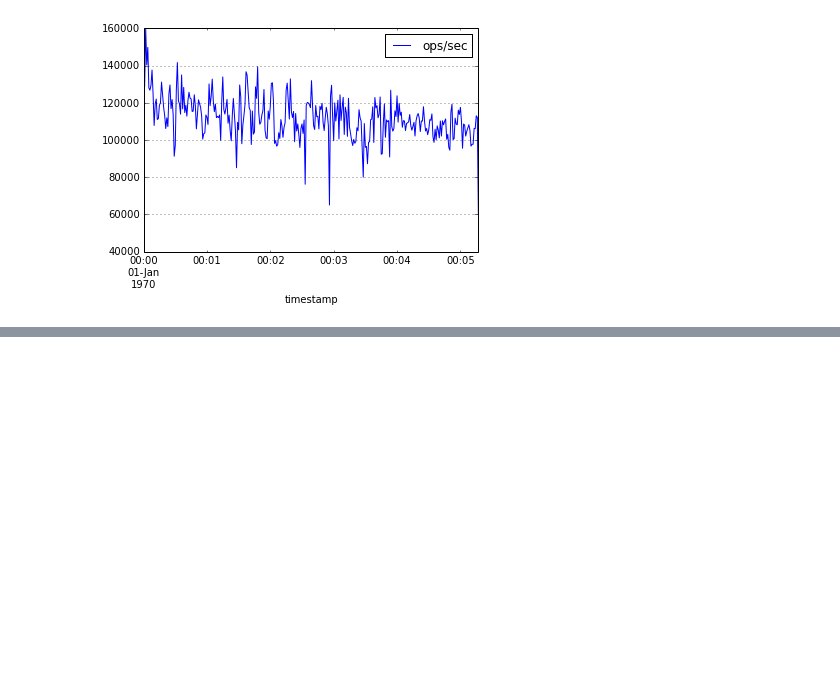
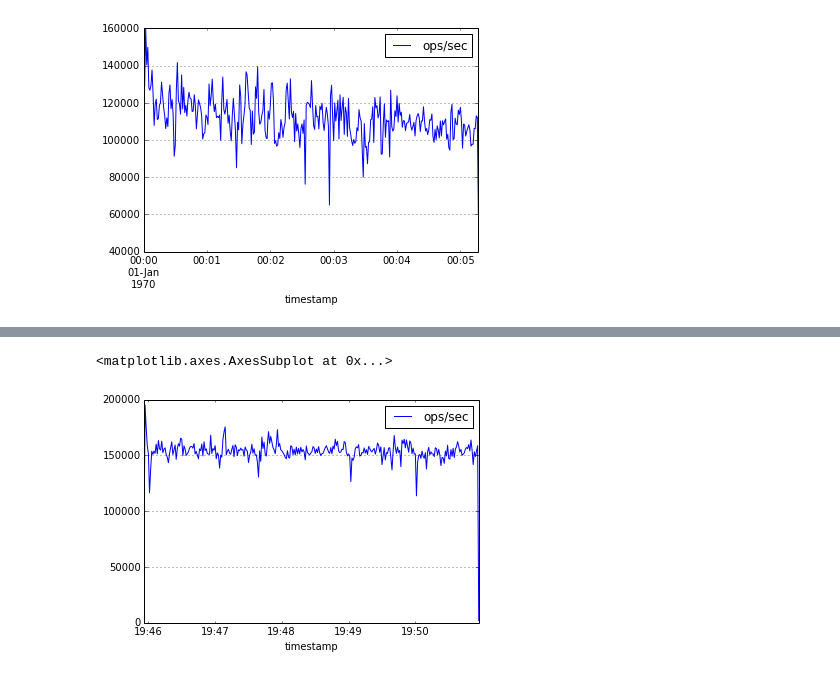
Before and after one commit to ericmoritz/cb-load, a Jupyter notebook: visualize.ipynb, the cells around one changed output, grey strips where cells are left out. Cells and saved outputs as stored; diff of their text form; code cells hidden in the pictures; blank space fills up the shorter version.

```diff
--- a/visualize.ipynb
+++ b/visualize.ipynb
@@ -85,0 +106,2 @@ data.plot()
+# %%
+data = load("data/results-cas6-incr4-1k-counts.csv", "ops/sec")
@@ -85,0 +121,5 @@ data.plot()
+# %%
+data.plot()
+# %% [output]
+<matplotlib.axes.AxesSubplot at 0x...>
+[figure, added]
```
Also changed, not shown: parts of 4 cells of this notebook, 5 other files.
